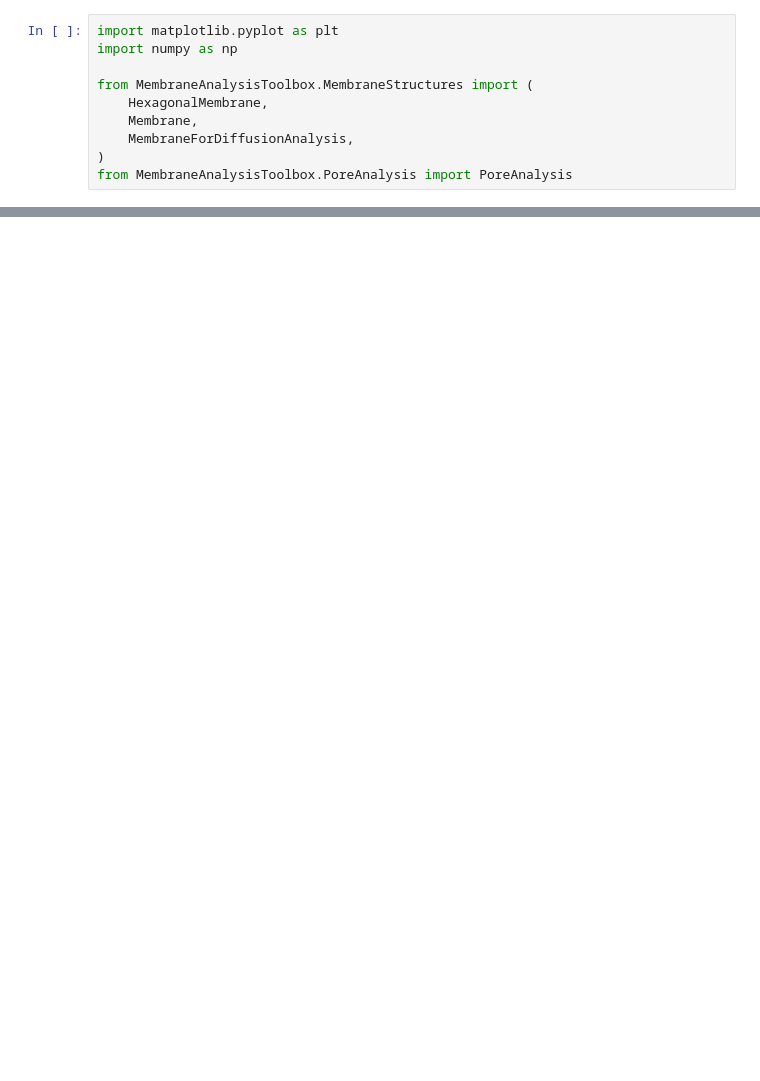
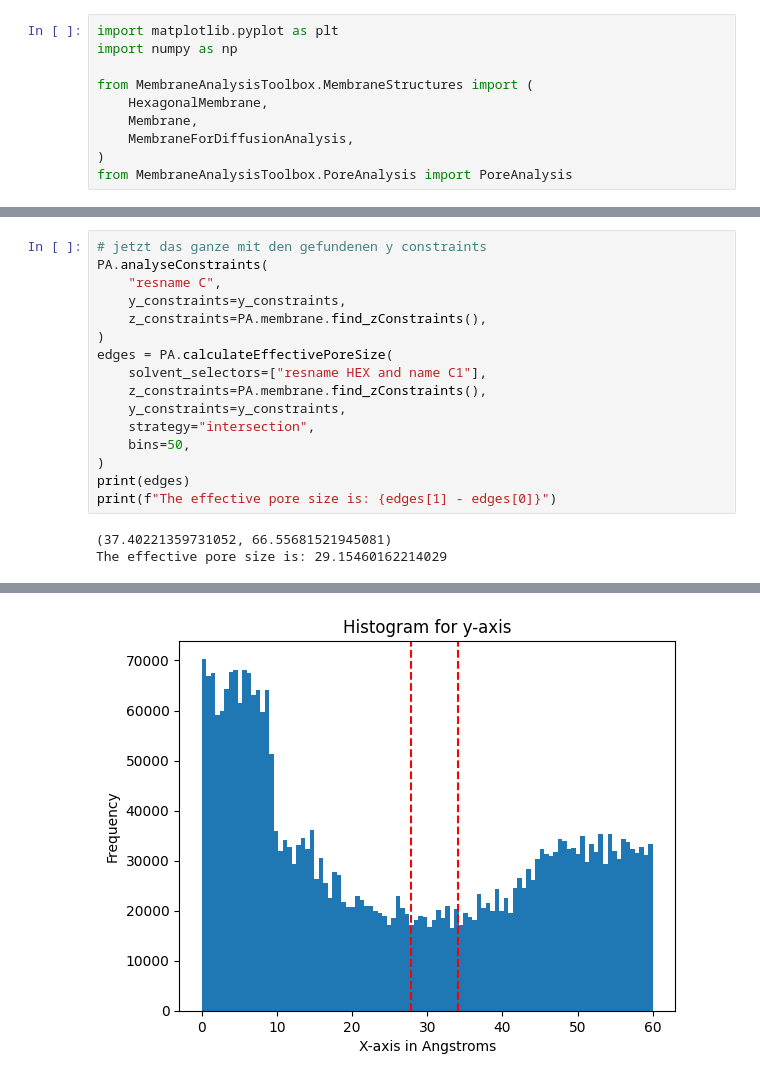
Before and after one commit to moritzmarquardt/MembraneAnalysisToolbox, a Jupyter notebook: examples/example_PoreAnalysis.ipynb, the cells around one changed output, grey strips where cells are left out. Saved outputs shown, nothing was run; the diff lists cells and outputs as text; blank space fills up the shorter version.

```diff
--- a/examples/example_PoreAnalysis.ipynb
+++ b/examples/example_PoreAnalysis.ipynb
@@ -117,0 +134,19 @@ Optimal r: 15.0
+# %%
+# jetzt das ganze mit den gefundenen y constraints
+PA.analyseConstraints(
+    "resname C",
+    y_constraints=y_constraints,
+    z_constraints=PA.membrane.find_zConstraints(),
+)
+edges = PA.calculateEffectivePoreSize(
+    solvent_selectors=["resname HEX and name C1"],
+    z_constraints=PA.membrane.find_zConstraints(),
+    y_constraints=y_constraints,
+    strategy="intersection",
+    bins=50,
+)
+print(edges)
+print(f"The effective pore size is: {edges[1] - edges[0]}")
+# %% [output]
+(37.40221359731052, 66.55681521945081)
+The effective pore size is: 29.15460162214029
@@ -117,0 +154 @@ Optimal r: 15.0
+[figure, added]
```
Also changed, not shown: parts of 9 cells of this notebook, 1 other file.
